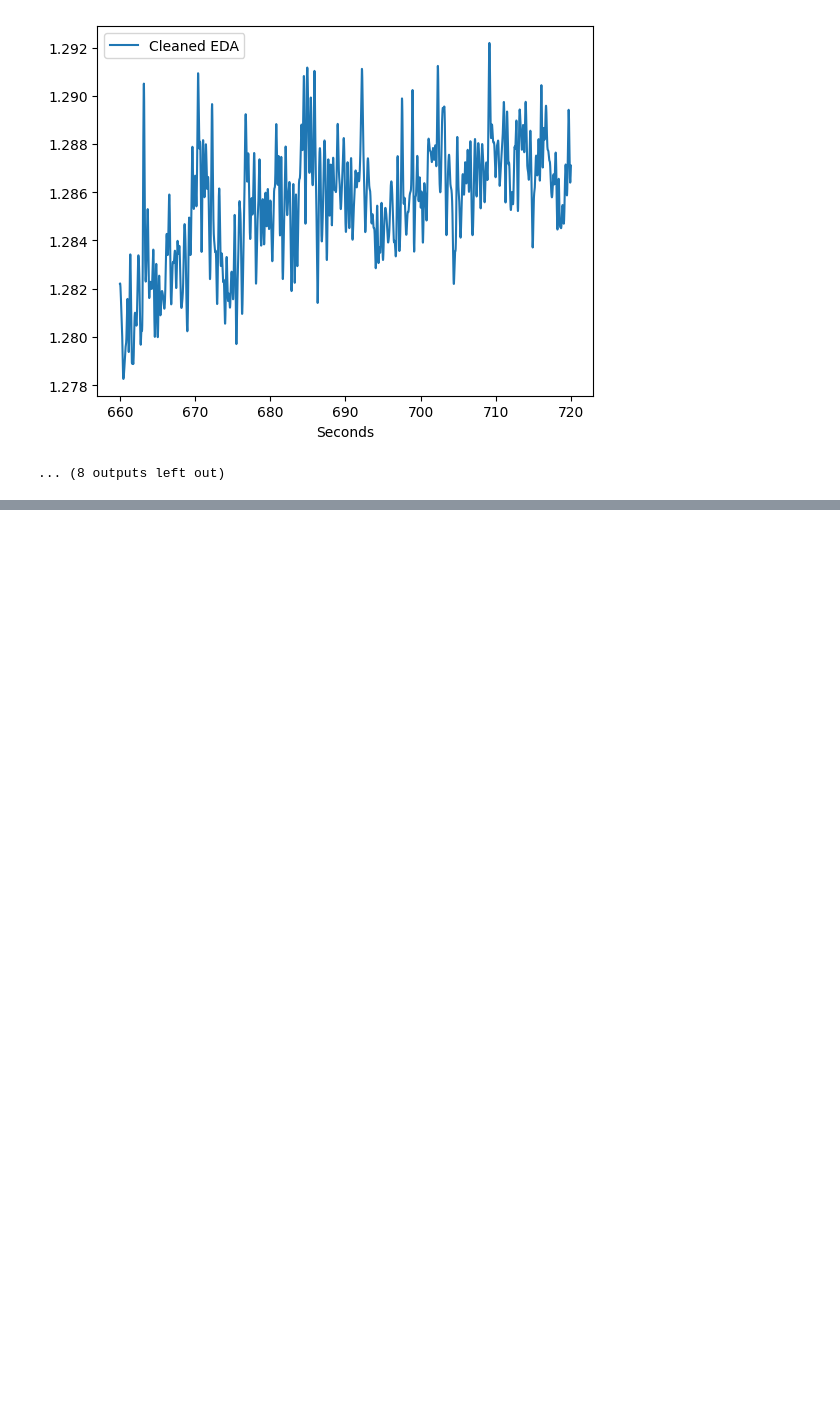
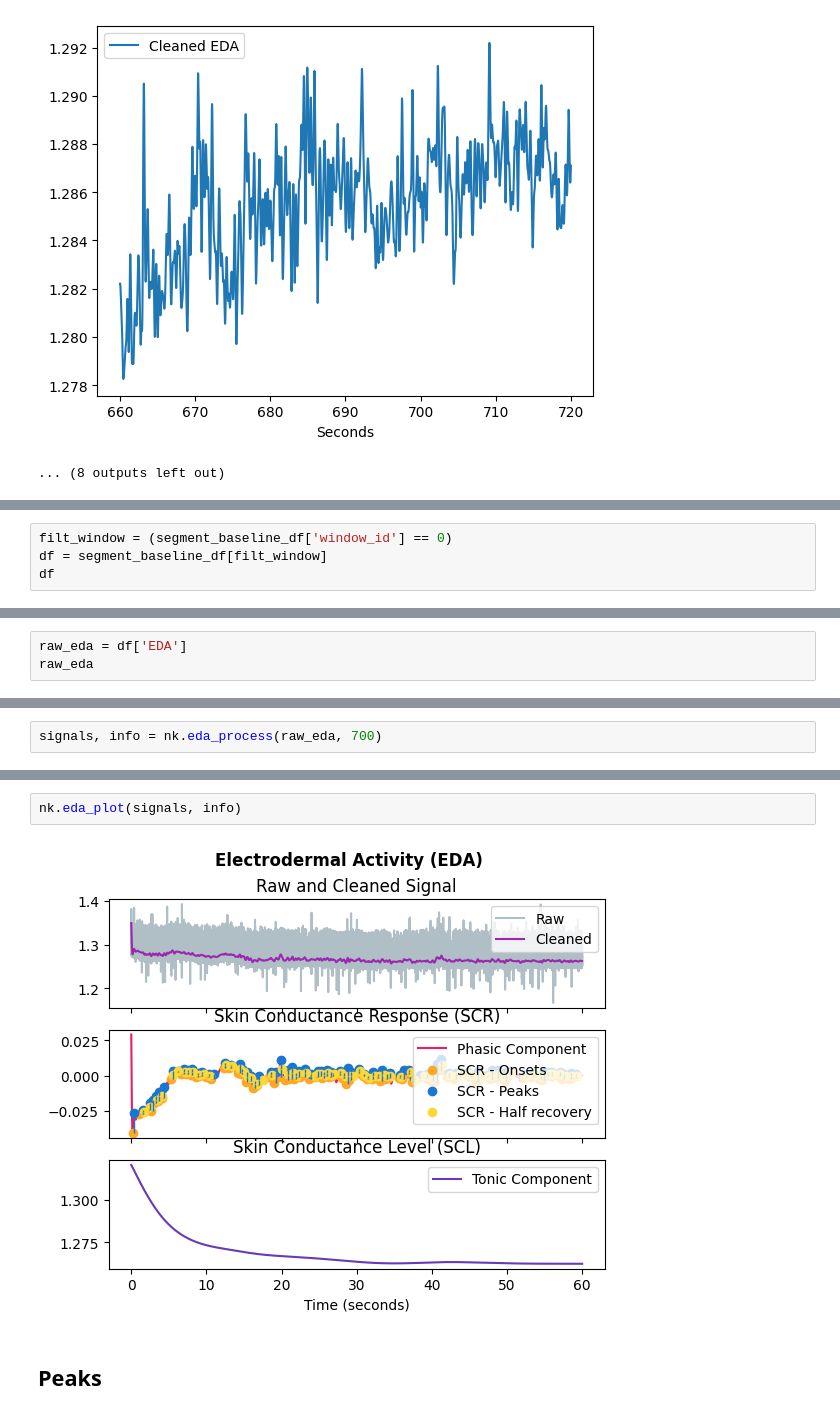
Before and after one commit to invisible-illness-project/lamina, a Jupyter notebook: notebook_experiments/eda.ipynb, the cells around one changed output, grey strips where cells are left out. Saved outputs shown, nothing was run; the diff lists cells and outputs as text; blank space fills up the shorter version.

```diff
--- a/notebook_experiments/eda.ipynb
+++ b/notebook_experiments/eda.ipynb
@@ -335,0 +352,4 @@ for window_id in window_ids:
+# %%
+filt_window = (segment_baseline_df['window_id'] == 0)
+df = segment_baseline_df[filt_window]
+df
@@ -335,0 +370,3 @@ for window_id in window_ids:
+# %%
+raw_eda = df['EDA']
+raw_eda
@@ -335,0 +386,2 @@ for window_id in window_ids:
+# %%
+signals, info = nk.eda_process(raw_eda, 700)
@@ -335,0 +424,6 @@ for window_id in window_ids:
+# %%
+nk.eda_plot(signals, info)
+# %% [output]
+[figure, added]
+# %% [markdown]
+## Peaks
```
Also changed, not shown: parts of 16 cells of this notebook, 5 other files.
